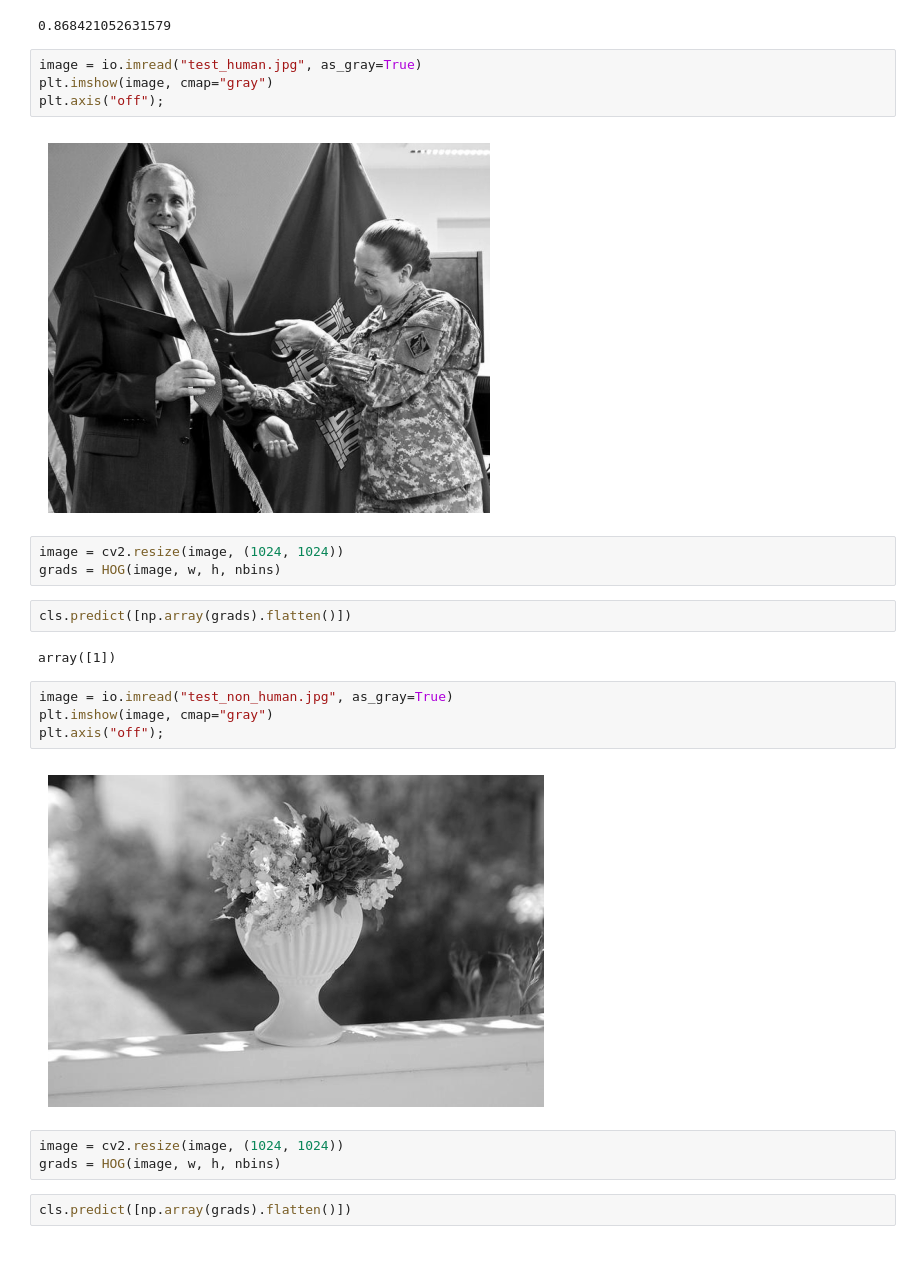
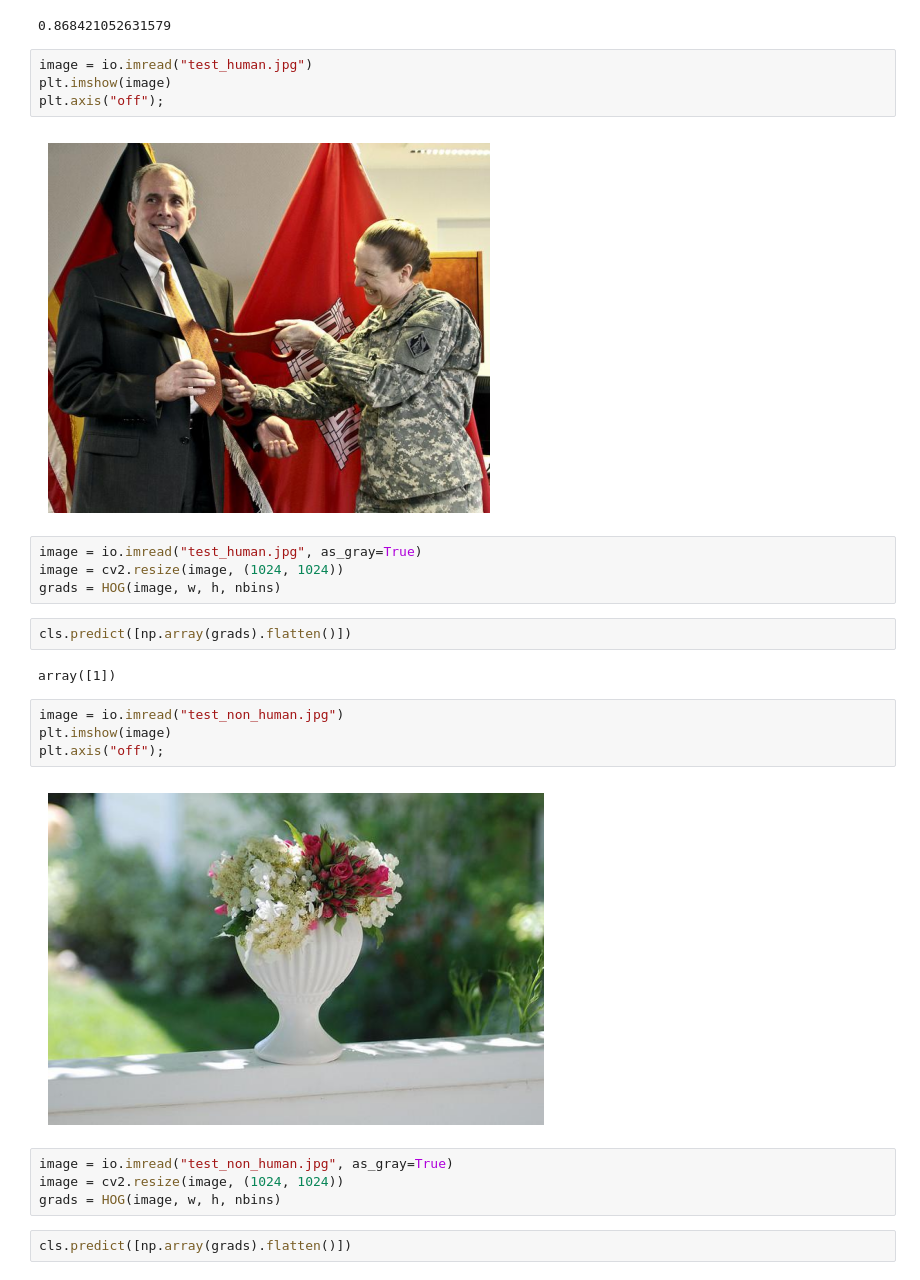
Before and after one commit to vaibhavg310/HOG_human_Detector, a Jupyter notebook: hog_classifier.ipynb, the cells around one changed output. Drawn from its saved outputs; the diff is of its cells as text.

```diff
--- a/hog_classifier.ipynb
+++ b/hog_classifier.ipynb
@@ -60,12 +60,13 @@ accuracy_score(y, y_pred)
 # %% [output]
 0.868421052631579
 # %%
-image = io.imread("test_human.jpg", as_gray=True)
-plt.imshow(image, cmap="gray")
+image = io.imread("test_human.jpg")
+plt.imshow(image)
 plt.axis("off");
 # %% [output]
-[figure, old version]
+[figure, new version]
 # %%
+image = io.imread("test_human.jpg", as_gray=True)
 image = cv2.resize(image, (1024, 1024))
 grads = HOG(image, w, h, nbins)
 # %%
@@ -73,12 +74,13 @@ cls.predict([np.array(grads).flatten()])
 # %% [output]
 array([1])
 # %%
-image = io.imread("test_non_human.jpg", as_gray=True)
-plt.imshow(image, cmap="gray")
+image = io.imread("test_non_human.jpg")
+plt.imshow(image)
 plt.axis("off");
 # %% [output]
-[figure, old version]
+[figure, new version]
 # %%
+image = io.imread("test_non_human.jpg", as_gray=True)
 image = cv2.resize(image, (1024, 1024))
 grads = HOG(image, w, h, nbins)
 # %%
```
Also changed, not shown: parts of 1 cell of this notebook.
